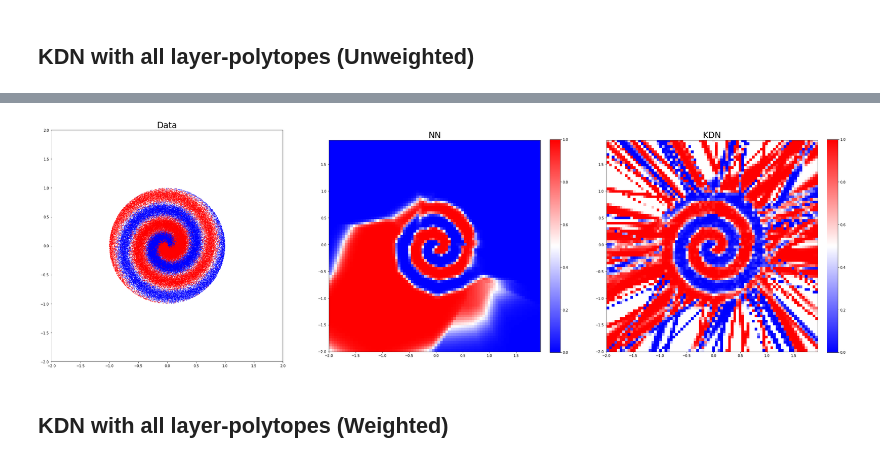
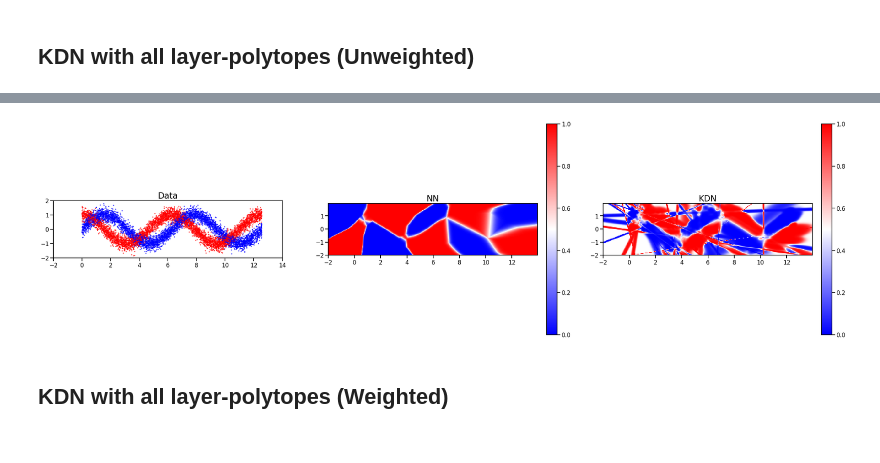
Before and after one commit to Laknath1996/kdg, a Jupyter notebook: dev/different_KDN_versions.ipynb, the cells around one changed output, grey strips where cells are left out. Saved outputs shown, nothing was run; the diff lists cells and outputs as text; code cells hidden in the pictures.

```diff
--- a/dev/different_KDN_versions.ipynb
+++ b/dev/different_KDN_versions.ipynb
@@ -831,7 +898,7 @@ model_kdn = kdn_pen_w(
     network=nn,
     polytope_compute_method='pl',
     k=1e-5,
-    c=2,
+    c=1,
     verbose=False
 )
 model_kdn.fit(X, y)
@@ -1242,7 +1311,7 @@ model_kdn = kdn_all_unw(
     network=nn,
     polytope_compute_method='all',
     k=1e-5,
-    c=2,
+    c=1,
     verbose=False
 )
 model_kdn.fit(X, y)
@@ -1262,7 +1331,7 @@ print(
 # plot
 
 # define the grid
-p = np.arange(-2, 2, step=0.05)
+p = np.arange(-2, 14, step=0.05)
 q = np.arange(-2, 2, step=0.05)
 xx, yy = np.meshgrid(p, q)
 tmp = np.ones(xx.shape)
@@ -1275,44 +1344,44 @@ proba_nn = model_kdn.predict_proba_nn(grid_samples)
 fig, ax = plt.subplots(1, 3, figsize=(40, 40))
 
 import matplotlib
-Xf, yf = generate_spirals(100000, noise=0.8, n_class=2)
 cmap = matplotlib.cm.get_cmap('bwr')
-clr = [cmap(255*i) for i in yf]
-ax[0].scatter(Xf[:, 0], Xf[:, 1], c=clr, s=1, alpha=0.5)
-ax[0].set_xlim(-2, 2)
+clr = [cmap(255*i) for i in y]
+ax[0].scatter(X[:, 0], X[:, 1], c=clr, s=5, alpha=0.5)
+ax[0].set_xlim(-2, 14)
 ax[0].set_ylim(-2, 2)
 ax[0].set_title("Data", fontsize=24)
 ax[0].set_aspect("equal")
 
 ax1 = ax[1].imshow(
-    proba_nn[:, 0].reshape(80, 80).T,
+    np.flip(proba_nn[:, 0].reshape(80, 320), axis=0),
     extent=[xx.min(), xx.max(), yy.min(), yy.max()],
     cmap="bwr",
     vmin=0,
     vmax=1,
     interpolation="nearest",
     aspect="auto",
 )
 ax[1].set_title("NN", fontsize=24)
 ax[1].set_aspect("equal")
 fig.colorbar(ax1, ax=ax[1], fraction=0.046, pad=0.04)
 
 ax2 = ax[2].imshow(
-    proba_kdn[:, 0].reshape(80, 80).T,
+    np.flip(proba_kdn[:, 0].reshape(80, 320), axis=0),
     extent=[xx.min(), xx.max(), yy.min(), yy.max()],
     cmap="bwr",
     vmin=0,
     vmax=1,
     interpolation="nearest",
     aspect="auto",
 )
 ax[2].set_title("KDN", fontsize=24)
 ax[2].set_aspect("equal")
 fig.colorbar(ax2, ax=ax[2], fraction=0.046, pad=0.04)
 
+fig.savefig("KDN_all_unw.pdf", bbox_inches='tight')
 plt.show()
 # %% [output]
-[figure, old version]
+[figure, new version]
 # %% [markdown]
 ## KDN with all layer-polytopes (Weighted)
 # %%
```
Also changed, not shown: parts of 31 cells of this notebook.
